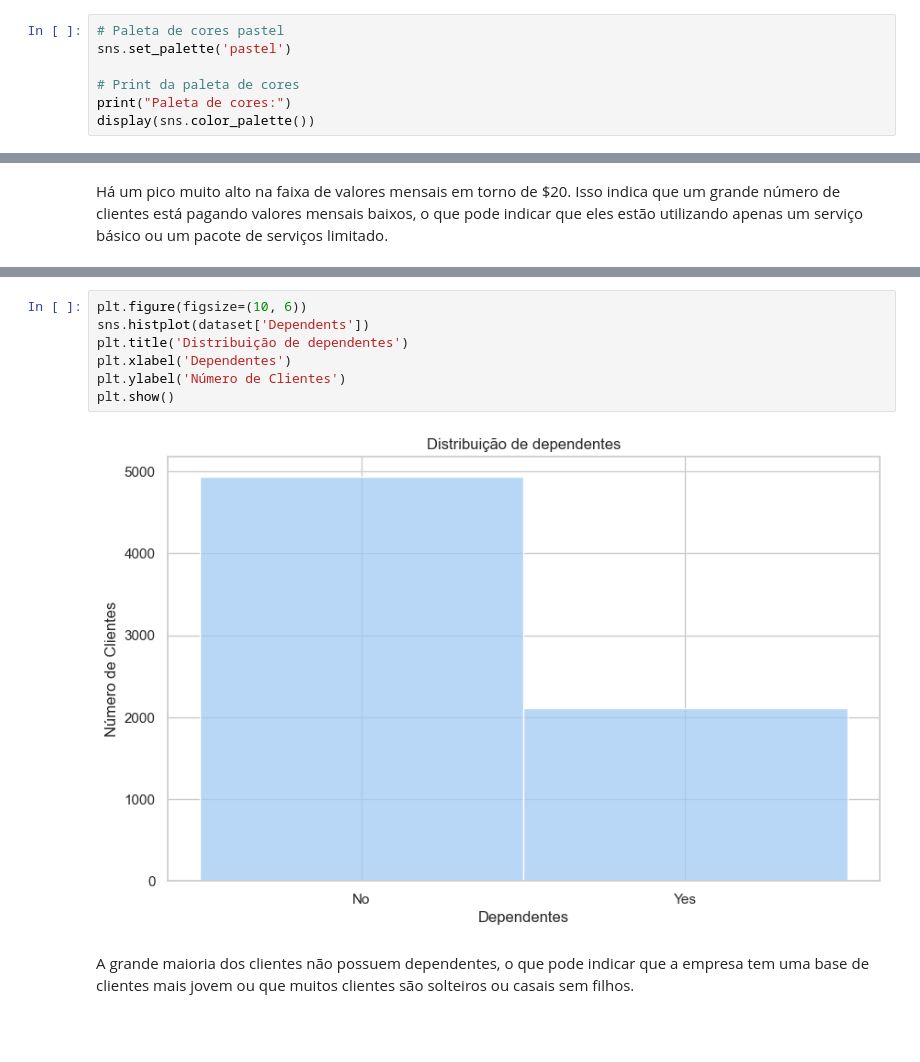
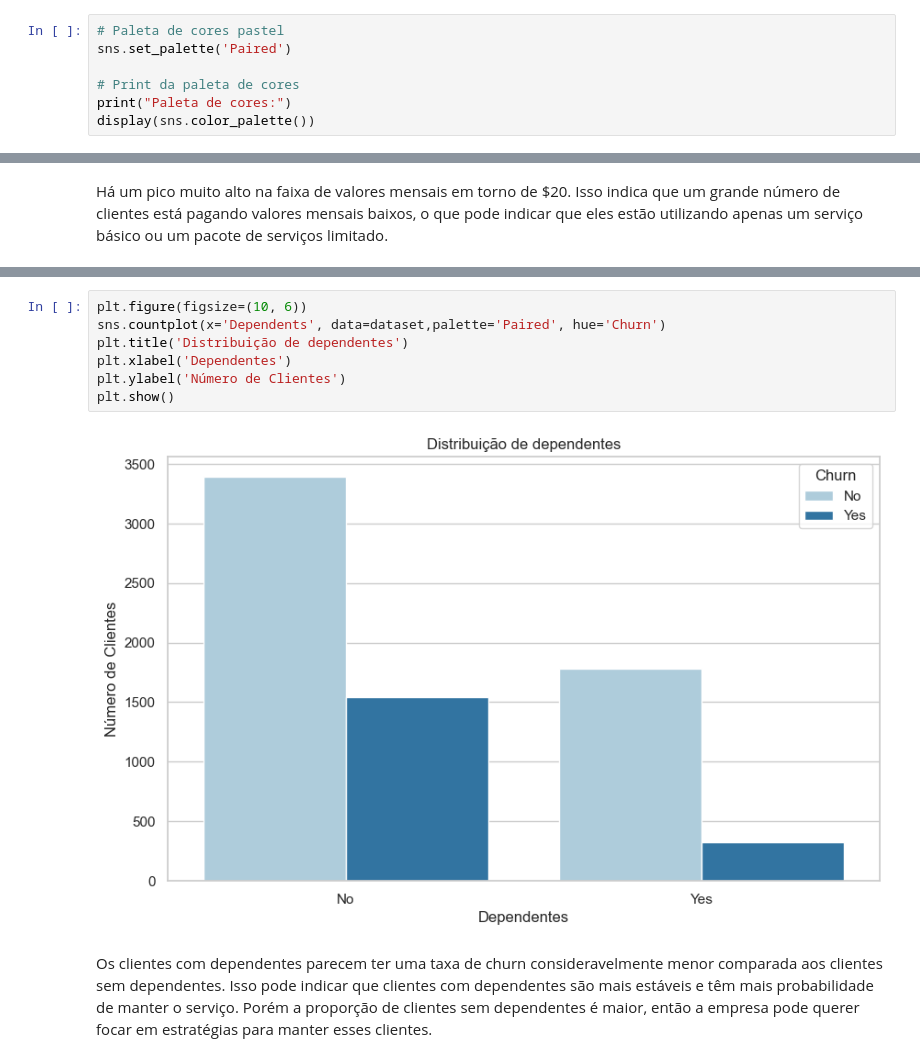
Before and after one commit to ArthurrCr/Churn_Telco, a Jupyter notebook: notebooks/exploratory_data_analysis.ipynb, the cells around one changed output, grey strips where cells are left out. Cells and saved outputs as stored; diff of their text form; blank space fills up the shorter version.

```diff
--- a/notebooks/exploratory_data_analysis.ipynb
+++ b/notebooks/exploratory_data_analysis.ipynb
@@ -93,7 +93,7 @@ None
 Identificar os Fatores de Churn: Compreender quais características ou comportamentos dos clientes estão mais associados ao risco de eles cancelarem seus serviços.
 # %%
 # Paleta de cores pastel
-sns.set_palette('pastel')
+sns.set_palette('Paired')
 
 # Print da paleta de cores
 print("Paleta de cores:")
@@ -170,13 +172,13 @@ A empresa possui mais clientes que não possuem parceiros. O que indica pessoas
 # %%
 plt.figure(figsize=(10, 6))
-sns.histplot(dataset['Dependents'])
+sns.countplot(x='Dependents', data=dataset,palette='Paired', hue='Churn')
 plt.title('Distribuição de dependentes')
 plt.xlabel('Dependentes')
 plt.ylabel('Número de Clientes')
 plt.show()
 # %% [output]
-[figure, old version]
+[figure, new version]
-# %% [markdown]
-A grande maioria dos clientes não possuem dependentes, o que pode indicar que a empresa tem uma base de clientes mais jovem ou que muitos clientes são solteiros ou casais sem filhos.
+# %% [markdown]
+Os clientes com dependentes parecem ter uma taxa de churn consideravelmente menor comparada aos clientes sem dependentes. Isso pode indicar que clientes com dependentes são mais estáveis e têm mais probabilidade de manter o serviço. Porém a proporção de clientes sem dependentes é maior, então a empresa pode querer focar em estratégias para manter esses clientes.
 # %%
 plt.figure(figsize=(10, 6))
```
Also changed, not shown: parts of 17 cells of this notebook.
